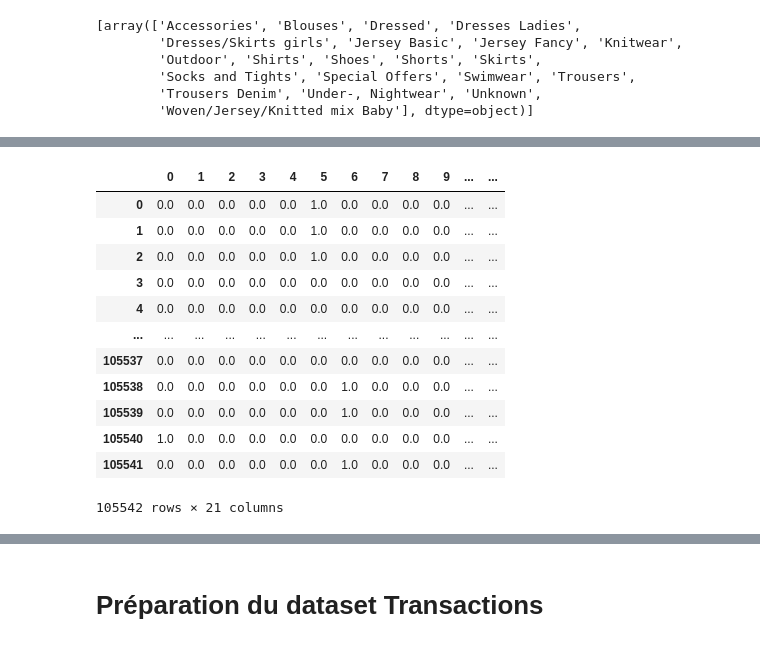
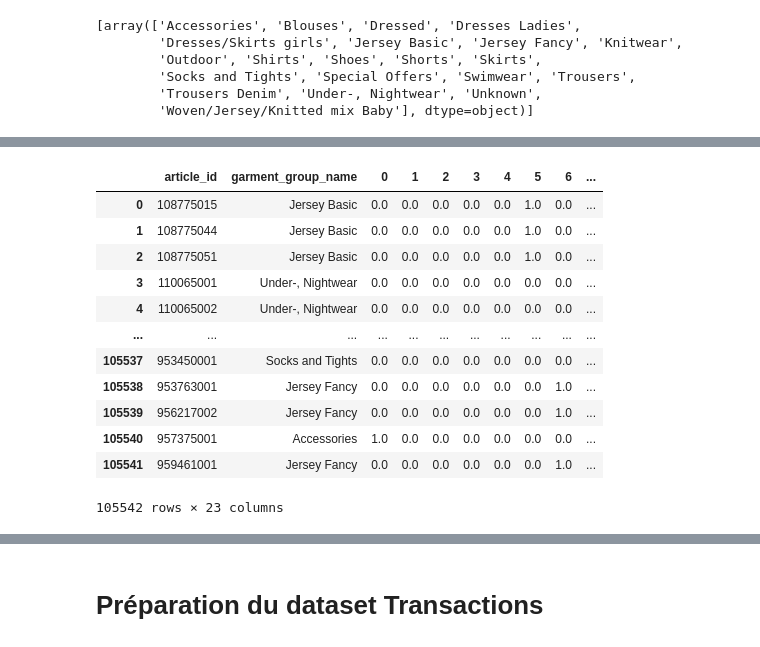
Before and after one commit to NaceurJed/celfernandes, a Jupyter notebook: notebooks/Baseline+_with_matrix_age_x_catprod.ipynb, the cells around one changed output, grey strips where cells are left out. Cells and saved outputs as stored; diff of their text form; code cells hidden in the pictures.

```diff
--- a/notebooks/Baseline+_with_matrix_age_x_catprod.ipynb
+++ b/notebooks/Baseline+_with_matrix_age_x_catprod.ipynb
@@ -102,21 +146,23 @@ ohe.categories_
 # %%
 art_hetm_encoded=pd.DataFrame(art_hetm_encoded)
 art_hetm_encoded
-#faire un rename des col
+articles_categories=pd.concat([articles_hetm,art_hetm_encoded], axis=1)
-# %% [output]
-|  | 0 | 1 | 2 | 3 | 4 | 5 | 6 | 7 | 8 | 9 | ... | ... |
-| 0 | 0.0 | 0.0 | 0.0 | 0.0 | 0.0 | 1.0 | 0.0 | 0.0 | 0.0 | 0.0 | ... | ... |
-| 1 | 0.0 | 0.0 | 0.0 | 0.0 | 0.0 | 1.0 | 0.0 | 0.0 | 0.0 | 0.0 | ... | ... |
-| 2 | 0.0 | 0.0 | 0.0 | 0.0 | 0.0 | 1.0 | 0.0 | 0.0 | 0.0 | 0.0 | ... | ... |
-| 3 | 0.0 | 0.0 | 0.0 | 0.0 | 0.0 | 0.0 | 0.0 | 0.0 | 0.0 | 0.0 | ... | ... |
-| 4 | 0.0 | 0.0 | 0.0 | 0.0 | 0.0 | 0.0 | 0.0 | 0.0 | 0.0 | 0.0 | ... | ... |
-| ... | ... | ... | ... | ... | ... | ... | ... | ... | ... | ... | ... | ... |
-| 105537 | 0.0 | 0.0 | 0.0 | 0.0 | 0.0 | 0.0 | 0.0 | 0.0 | 0.0 | 0.0 | ... | ... |
-| 105538 | 0.0 | 0.0 | 0.0 | 0.0 | 0.0 | 0.0 | 1.0 | 0.0 | 0.0 | 0.0 | ... | ... |
-| 105539 | 0.0 | 0.0 | 0.0 | 0.0 | 0.0 | 0.0 | 1.0 | 0.0 | 0.0 | 0.0 | ... | ... |
-| 105540 | 1.0 | 0.0 | 0.0 | 0.0 | 0.0 | 0.0 | 0.0 | 0.0 | 0.0 | 0.0 | ... | ... |
-| 105541 | 0.0 | 0.0 | 0.0 | 0.0 | 0.0 | 0.0 | 1.0 | 0.0 | 0.0 | 0.0 | ... | ... |
-105542 rows × 21 columns
+# %%
+articles_categories
+# %% [output]
+|  | article_id | garment_group_name | 0 | 1 | 2 | 3 | 4 | 5 | 6 | ... |
+| 0 | 108775015 | Jersey Basic | 0.0 | 0.0 | 0.0 | 0.0 | 0.0 | 1.0 | 0.0 | ... |
+| 1 | 108775044 | Jersey Basic | 0.0 | 0.0 | 0.0 | 0.0 | 0.0 | 1.0 | 0.0 | ... |
+| 2 | 108775051 | Jersey Basic | 0.0 | 0.0 | 0.0 | 0.0 | 0.0 | 1.0 | 0.0 | ... |
+| 3 | 110065001 | Under-, Nightwear | 0.0 | 0.0 | 0.0 | 0.0 | 0.0 | 0.0 | 0.0 | ... |
+| 4 | 110065002 | Under-, Nightwear | 0.0 | 0.0 | 0.0 | 0.0 | 0.0 | 0.0 | 0.0 | ... |
+| ... | ... | ... | ... | ... | ... | ... | ... | ... | ... | ... |
+| 105537 | 953450001 | Socks and Tights | 0.0 | 0.0 | 0.0 | 0.0 | 0.0 | 0.0 | 0.0 | ... |
+| 105538 | 953763001 | Jersey Fancy | 0.0 | 0.0 | 0.0 | 0.0 | 0.0 | 0.0 | 1.0 | ... |
+| 105539 | 956217002 | Jersey Fancy | 0.0 | 0.0 | 0.0 | 0.0 | 0.0 | 0.0 | 1.0 | ... |
+| 105540 | 957375001 | Accessories | 1.0 | 0.0 | 0.0 | 0.0 | 0.0 | 0.0 | 0.0 | ... |
+| 105541 | 959461001 | Jersey Fancy | 0.0 | 0.0 | 0.0 | 0.0 | 0.0 | 0.0 | 1.0 | ... |
+105542 rows × 23 columns
 # %%
 #dummies=pd.get_dummies(articles_hetm.garment_group_name)
 #dummies.shape
```
Also changed, not shown: parts of 20 cells of this notebook.
